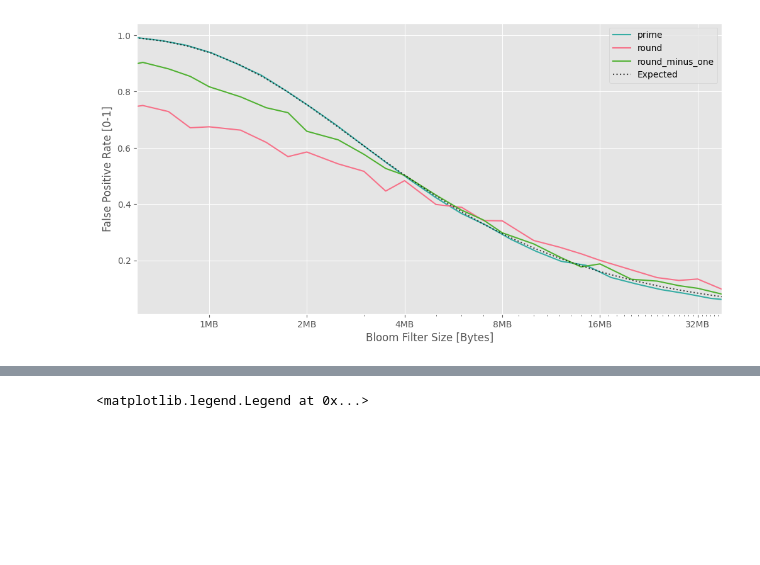
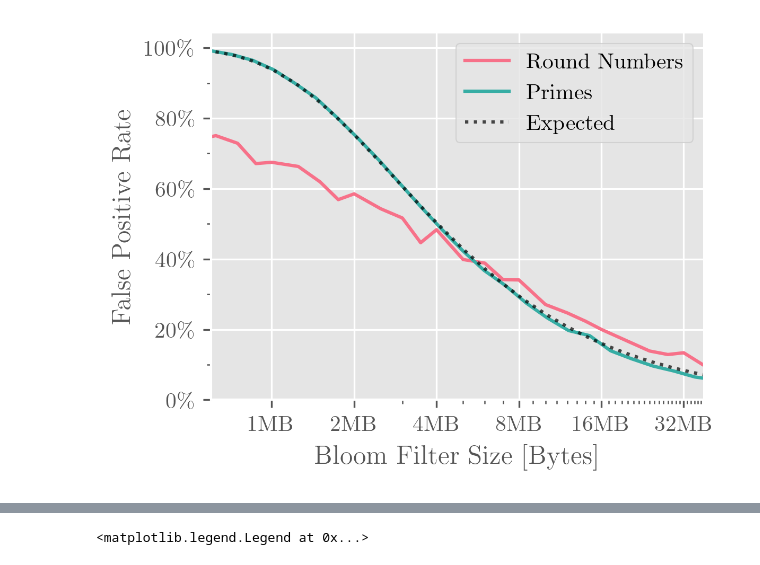
Before and after one commit to Pascal-So/peg-solitaire, a Jupyter notebook: evaluation/main.ipynb, the cells around one changed output, grey strips where cells are left out. Drawn from its saved outputs; the diff is of its cells as text; code cells hidden in the pictures; blank space fills up the shorter version.

```diff
--- a/evaluation/main.ipynb
+++ b/evaluation/main.ipynb
@@ -17,35 +17,43 @@ df["rate_false_positives"] = df["false_positives"] / total_negatives
 
 df["ratio"] = df["rate_false_positives_in_one_past"] / df["rate_false_positives"]
 # %%
-for category in df["size_category"].unique():
+for category in ["round", "prime"]:
+    label = {
+        "round": "Round Numbers",
+        "round_minus_one": "Round Numbers - 1",
+        "prime": "Primes",
+    }[category]
+
     marker = plotting_common.category_markers[category]
     color = plotting_common.category_colors[category]
 
     data = df[df["size_category"] == category].sort_values("size")
 
-    plt.plot(data["size"] / 8, data["false_positives"] / total_negatives, label=category, color=color)
+    plt.plot(data["size"] / 8, data["false_positives"] / total_negatives * 100, label=label, color=color)
     # plt.plot(data["size"] / 8, data["false_positives_in_one_past"] / total_one_past, label=f"{category} False Positives in One-Past", color=color, linestyle="--")
 
     # plt.plot(data["size"] / 8, data["ratio"], label=f"{category} Ratio", marker=marker)
 
 k = 1
 x = np.sort(df["size"])
 y = np.pow(1 - np.exp(-k / (x / total_normalized_positives)), k)
 
-plt.plot(x / 8, y, label="Expected", color="black", linestyle=":", alpha=0.7)
+plt.plot(x / 8, y * 100, label="Expected", color="black", linestyle=":", alpha=0.7)
 
 plt.xscale('log')
 plt.xlabel("Bloom Filter Size [Bytes]")
-plt.ylabel("False Positive Rate [0-1]")
+plt.ylabel("False Positive Rate")
 plt.xlim(0.6 * 2**20, 38 * 2**20)
+plt.gca().yaxis.set_ticks([10 * i for i in range(11)], minor=True)
+plt.gca().yaxis.set_major_formatter(plt.FuncFormatter(lambda x, pos: fr"{x:.0f}\%"))
 
 plotting_common.setup_bytes_formatters(plt.gca().xaxis)
 plt.gca().xaxis.set_major_locator(plt.LogLocator(base=2))
 plt.gca().xaxis.set_ticks([m * 2**20 for m in range(2, 38)], minor=True)
-plt.gcf().set_size_inches(12, 6)
+plt.gcf().set_size_inches(4, 3)
 _ = plt.legend()
 # %% [output]
-[figure, old version]
+[figure, new version]
 # %%
 df_steps = pd.read_json("../server/solver-steps-preshuffled-5-attempts-cache.json").rename(columns={0: "steps", 1: "size"})
 df_steps = df_steps[df_steps["size"] >= min_size]
```
Also changed, not shown: parts of 2 cells of this notebook, 6 other files.
